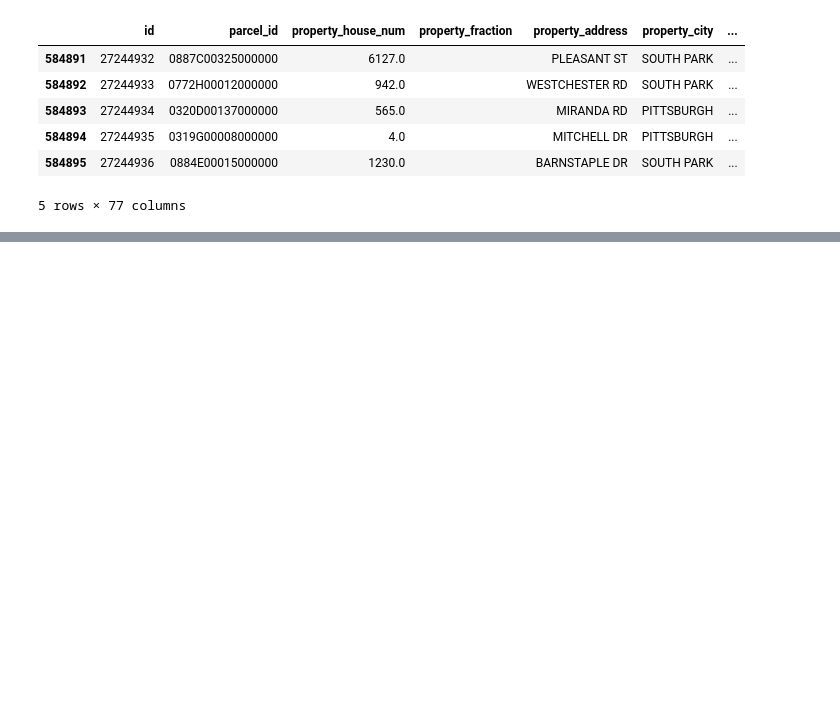
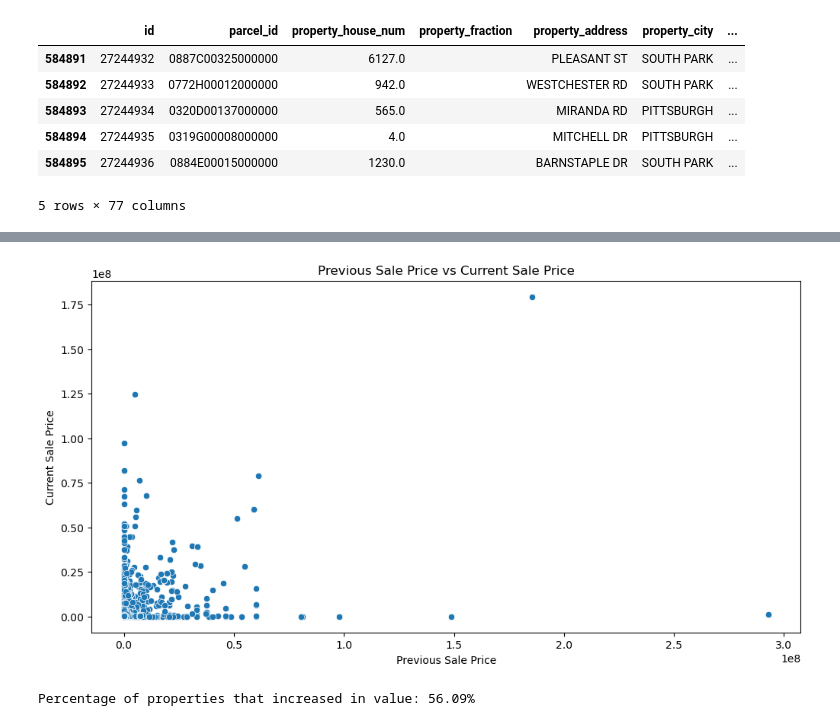
Before and after one commit to ussamasaeed/Allegheny-County-Property-Sale-analysis, a Jupyter notebook: notebook.ipynb, the cells around one changed output, grey strips where cells are left out. Saved outputs shown, nothing was run; the diff lists cells and outputs as text; code cells hidden in the pictures; blank space fills up the shorter version.

```diff
--- a/notebook.ipynb
+++ b/notebook.ipynb
@@ -534,0 +752,17 @@ cat_cols = df.select_dtypes(include=['object']).columns
+# %%
+# 7. How does **previous sale price compare with current sale price**?
+plt.figure(figsize=(12,6))
+sns.scatterplot(x=df['prev_sale_price'], y=df['sale_price'])
+plt.title('Previous Sale Price vs Current Sale Price')
+plt.xlabel('Previous Sale Price')
+plt.ylabel('Current Sale Price')
+plt.show()
+# %% [output]
+[figure, added]
+# %%
+# 8 . What percentage of properties **increased in value** between sales?
+df['value_increase'] = df['sale_price'] > df['prev_sale_price']
+value_increase_percentage = (df['value_increase'].sum() / len(df)) * 100
+print(f"Percentage of properties that increased in value: {value_increase_percentage:.2f}%")
+# %% [output]
+Percentage of properties that increased in value: 56.09%
```
Also changed, not shown: parts of 17 cells of this notebook.
